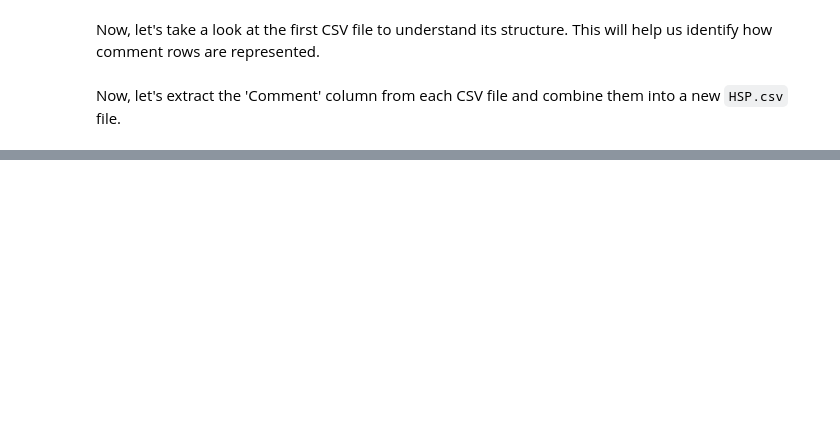
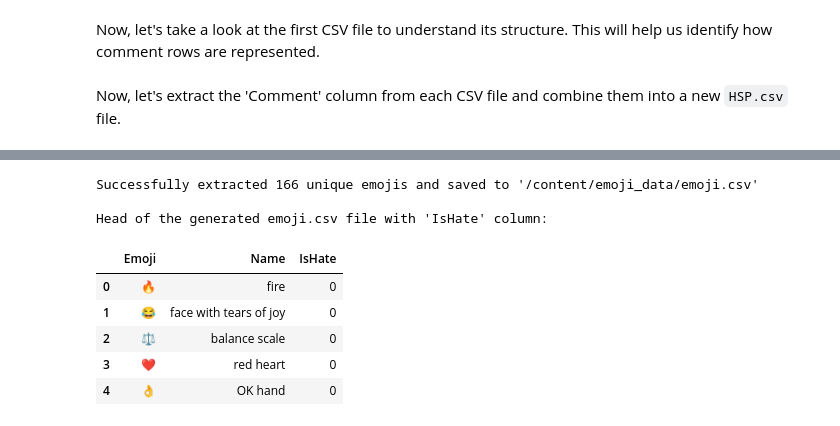
Before and after one commit to haisam10/Hate-speech-and-non-hate-speech-text, a Jupyter notebook: hate_speech_and_non_hate_speech_text.ipynb, the cells around one changed output, grey strips where cells are left out. Drawn from its saved outputs; the diff is of its cells as text; code cells hidden in the pictures; blank space fills up the shorter version.

```diff
--- a/hate_speech_and_non_hate_speech_text.ipynb
+++ b/hate_speech_and_non_hate_speech_text.ipynb
@@ -76,3 +96,79 @@ Head of the generated HSP.csv file:
+# %%
+import emoji
+import pandas as pd
+
+# Load the HSP.csv file
+output_file_path = '/content/HSP.csv'
+df_hsp = pd.read_csv(output_file_path, encoding='utf-8-sig')
+
+# List to store extracted emojis and their names
+all_extracted_emojis = []
+
+# Iterate through each comment to extract emojis
+for comment in df_hsp['Comment'].dropna():
+    emojis_in_comment = emoji.emoji_list(comment)
+    for emo_dict in emojis_in_comment:
+        e = emo_dict['emoji']
+        # Get the emoji name (shortcode), removing colons and replacing underscores with spaces
+        emoji_name = emoji.demojize(e).replace(':', '').replace('_', ' ')
+        all_extracted_emojis.append({'Emoji': e, 'Name': emoji_name})
+
+# Create a DataFrame from the extracted emojis
+df_emojis = pd.DataFrame(all_extracted_emojis)
+
+# Remove duplicates, keeping the first occurrence
+df_emojis = df_emojis.drop_duplicates().reset_index(drop=True)
+
+# --- New code to classify emojis as hate/non-hate ---
+# Define a list of emojis that might be considered hate-related (this list can be expanded)
+# This list is illustrative and based on common interpretations.
+# Real-world hate speech detection is complex and context-dependent.
+hate_emojis = [
+    '🖕', # Middle Finger
+    '🔪', # Kitchen Knife
+    '💣', # Bomb
+    '🔫', # Pistol
+    '🤬', # Face with Symbols on Mouth
+    '😠', # Angry Face
+    '😡', # Pouting Face
+    '😈', # Smiling Face with Horns
+    '💀', # Skull
+    '☠️', # Skull and Crossbones
+    '💩', # Pile of Poo
+    '🤢', # Nauseated Face
+    '🤮', # Vomiting Face
+    '🕷️', # Spider
+    '🐍', # Snake
+    '🐀', # Rat
+    '🦍', # Gorilla (can be used in racist contexts)
+    '🐷', # Pig Face (can be used as insult)
+    '👹', # Ogre
+    '👺'  # Goblin
+]
+
+# Add 'IsHate' column: 1 if emoji is in hate_emojis, else 0
+df_emojis['IsHate'] = df_emojis['Emoji'].apply(lambda x: 1 if x in hate_emojis else 0)
+# -----------------------------------------------------
+
+# Save the DataFrame to emoji.csv
+emoji_output_path = '/content/emoji_data/emoji.csv'
+df_emojis.to_csv(emoji_output_path, index=False, encoding='utf-8-sig')
+
+print(f"Successfully extracted {len(df_emojis)} unique emojis and saved to '{emoji_output_path}'")
+
+# Display the head of the generated emoji.csv file
+print("\nHead of the generated emoji.csv file with 'IsHate' column:")
+display(df_emojis.head())
+# %% [output]
+Successfully extracted 166 unique emojis and saved to '/content/emoji_data/emoji.csv'
+
+Head of the generated emoji.csv file with 'IsHate' column:
+|  | Emoji | Name | IsHate |
+| 0 | 🔥 | fire | 0 |
+| 1 | 😂 | face with tears of joy | 0 |
+| 2 | ⚖️ | balance scale | 0 |
+| 3 | ❤️ | red heart | 0 |
+| 4 | 👌 | OK hand | 0 |
 # %%
 if csv_files:
     # Read the first CSV file to inspect its structure
```
Also changed, not shown: parts of 3 cells of this notebook, 6 other files.
